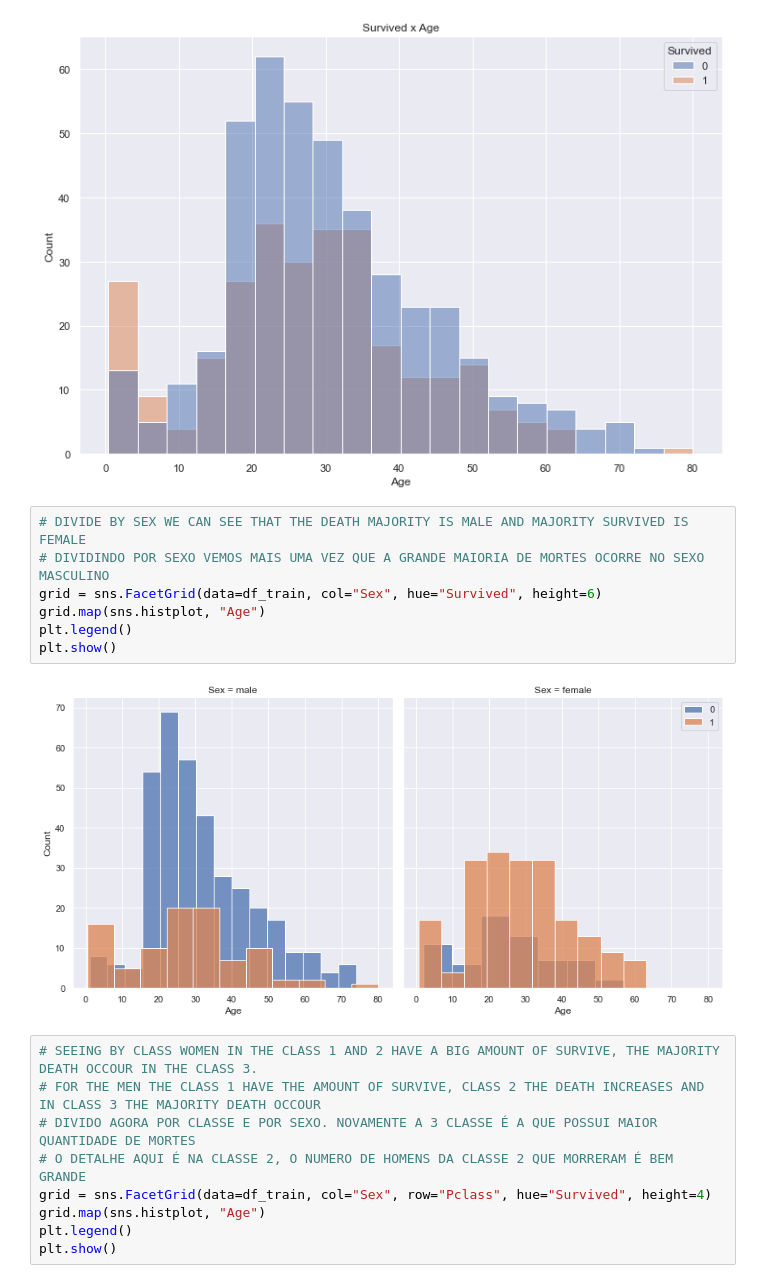
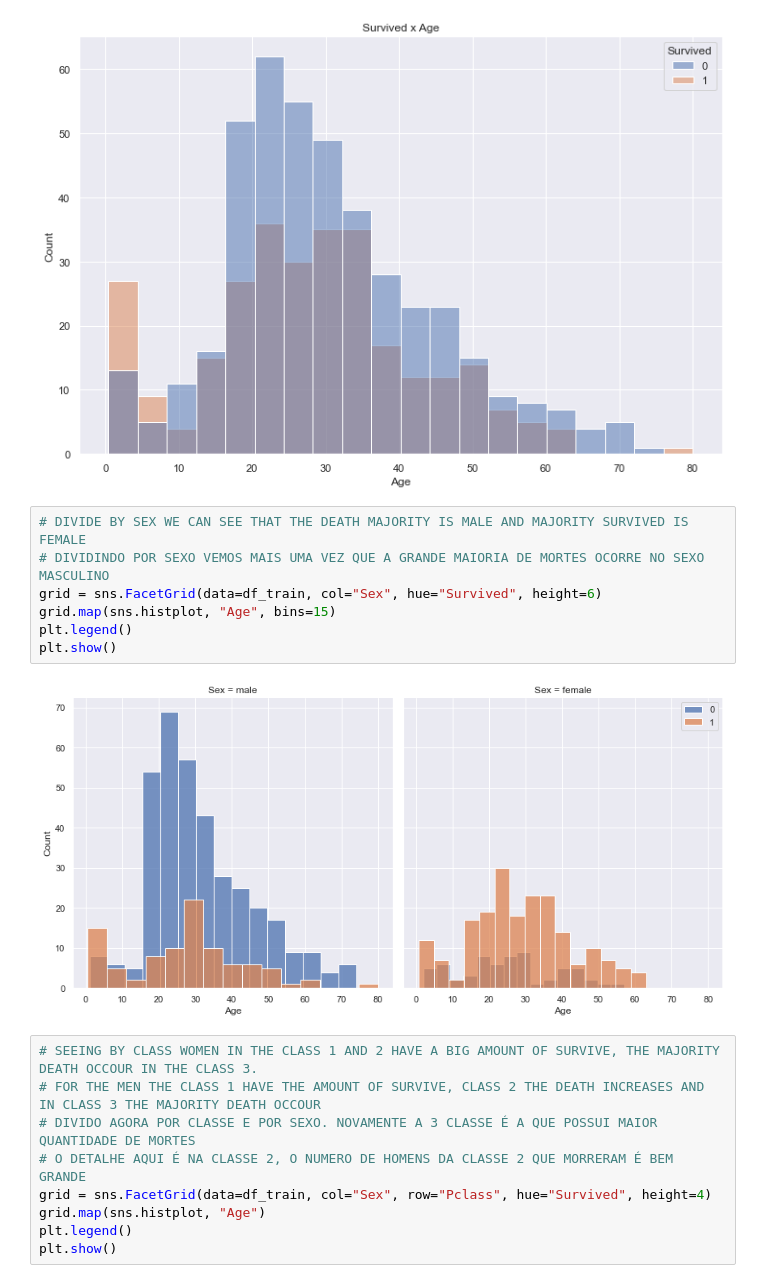
Before and after one commit to IvaStival/DataScience, a Jupyter notebook: Binahki/Challenge_01/code/titanic_analysis_review2.ipynb, the cells around one changed output. Cells and saved outputs as stored; diff of their text form.

```diff
--- a/Binahki/Challenge_01/code/titanic_analysis_review2.ipynb
+++ b/Binahki/Challenge_01/code/titanic_analysis_review2.ipynb
@@ -259,12 +274,12 @@ plt.show()
 # %%
 # DIVIDE BY SEX WE CAN SEE THAT THE DEATH MAJORITY IS MALE AND MAJORITY SURVIVED IS FEMALE
 # DIVIDINDO POR SEXO VEMOS MAIS UMA VEZ QUE A GRANDE MAIORIA DE MORTES OCORRE NO SEXO MASCULINO
 grid = sns.FacetGrid(data=df_train, col="Sex", hue="Survived", height=6)
-grid.map(sns.histplot, "Age")
+grid.map(sns.histplot, "Age", bins=15)
 plt.legend()
 plt.show()
 # %% [output]
-[figure, old version]
+[figure, new version]
 # %%
 # SEEING BY CLASS WOMEN IN THE CLASS 1 AND 2 HAVE A BIG AMOUNT OF SURVIVE, THE MAJORITY DEATH OCCOUR IN THE CLASS 3.
 # FOR THE MEN THE CLASS 1 HAVE THE AMOUNT OF SURVIVE, CLASS 2 THE DEATH INCREASES AND IN CLASS 3 THE MAJORITY DEATH OCCOUR
```
Also changed, not shown: parts of 15 cells of this notebook, 11 other files.
